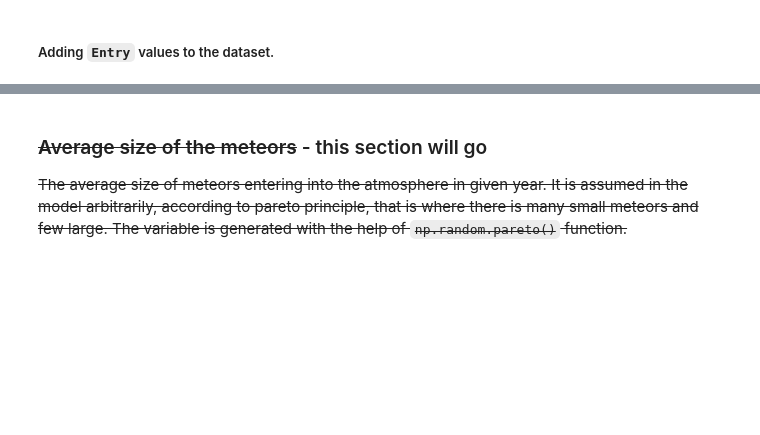
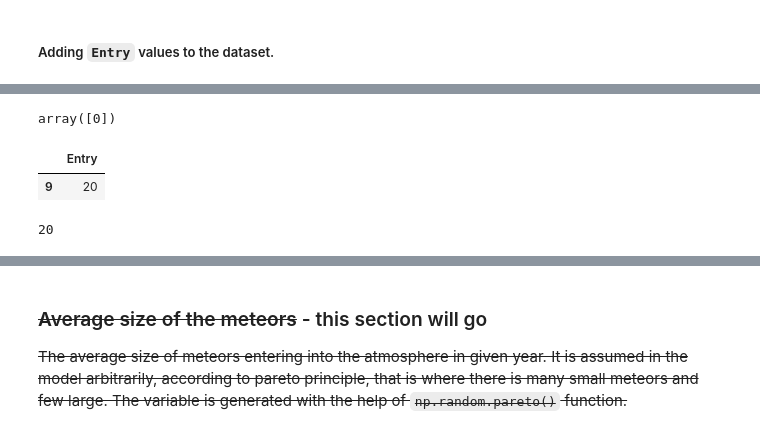
Before and after one commit to andkoc001/data_synthesis, a Jupyter notebook: data_synth_1.ipynb, the cells around one changed output, grey strips where cells are left out. Cells and saved outputs as stored; diff of their text form; code cells hidden in the pictures; blank space fills up the shorter version.

```diff
--- a/data_synth_1.ipynb
+++ b/data_synth_1.ipynb
@@ -64,6 +64,6 @@ data
 
 Observations are recorded in one year intervals over a period of 100 local years (for the planet in question). This will be assigned to variable `year`.
 # %%
-year = np.arange(1, 101) # temporarily only (for testing) - 100 years of observation
+year = np.arange(1, 11) # temporarily only (for testing) - 100 years of observation
 year
 # %% [output]
@@ -222,0 +232,13 @@ The variable is represented in my model by variable `Impact` which is a result o
+# %%
+np.random.binomial(0, passing_prob, 1)
+# %% [output]
+array([0])
+# %%
+data.iloc[[-1], [1]]
+# %% [output]
+|  | Entry |
+| 9 | 20 |
+# %%
+data.iat[-1, 1]
+# %% [output]
+20
```
Also changed, not shown: parts of 16 cells of this notebook.
